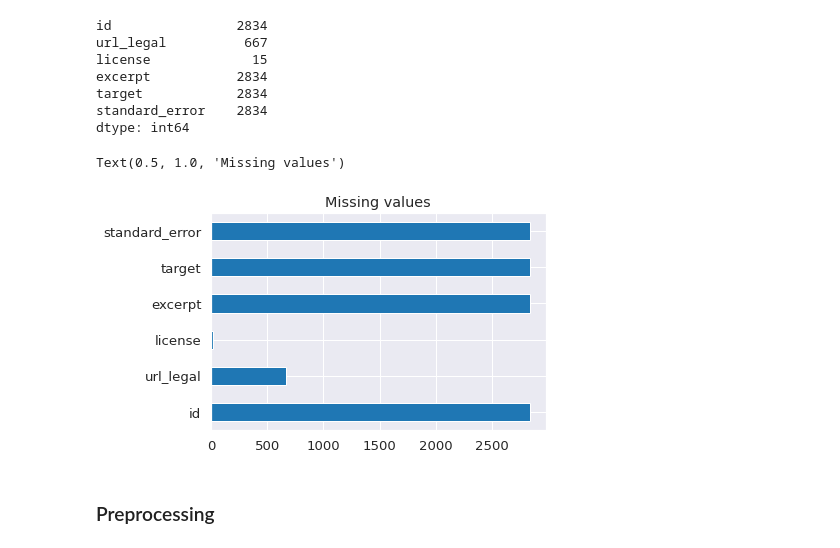
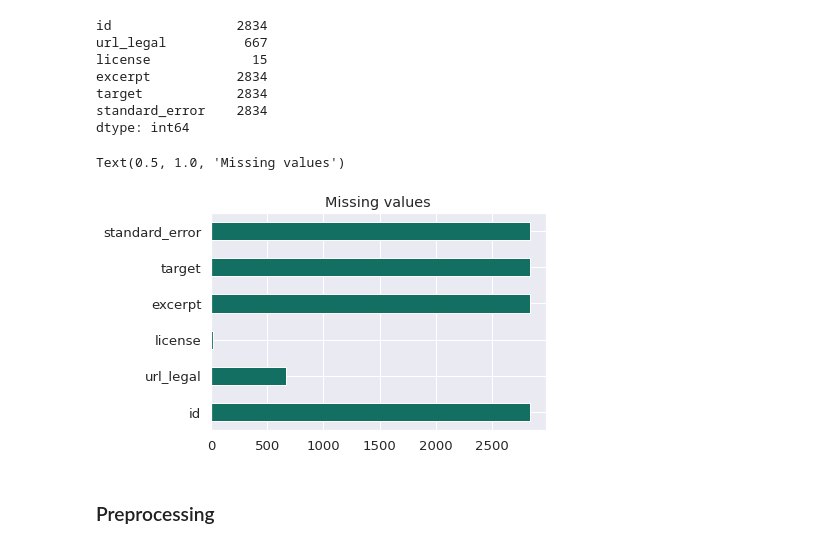
Before and after one commit to HeleneFabia/commonlit-readability, a Jupyter notebook: notebooks/eda.ipynb, the cells around one changed output. Cells and saved outputs as stored; diff of their text form; code cells hidden in the pictures.

```diff
--- a/notebooks/eda.ipynb
+++ b/notebooks/eda.ipynb
@@ -67,11 +68,11 @@ standard_error    2834
 dtype: int64
 # %%
 # missing values
-train_df.nunique().plot.barh();
+train_df.nunique().plot.barh(color=palette[2],);
 plt.title("Missing values")
 # %% [output]
 Text(0.5, 1.0, 'Missing values')
-[figure, old version]
+[figure, new version]
 # %% [markdown]
 ### Preprocessing
 # %%
```
Also changed, not shown: parts of 6 cells of this notebook.
